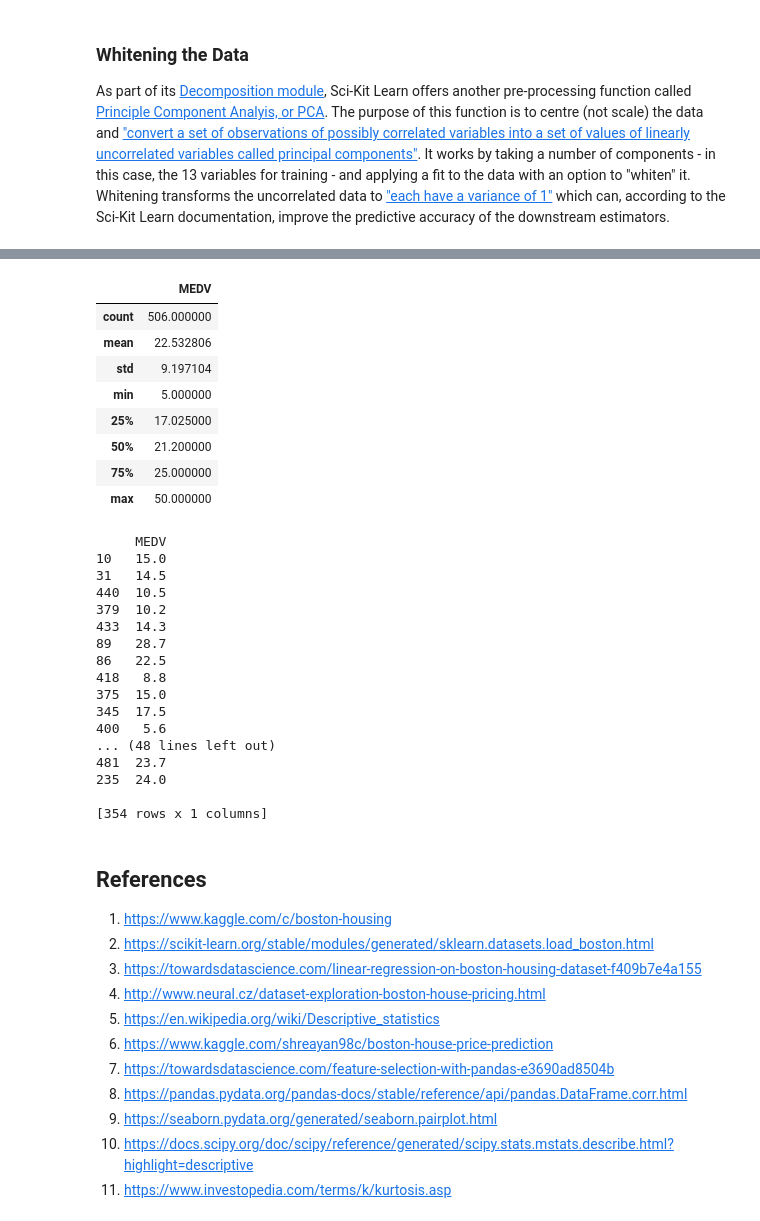
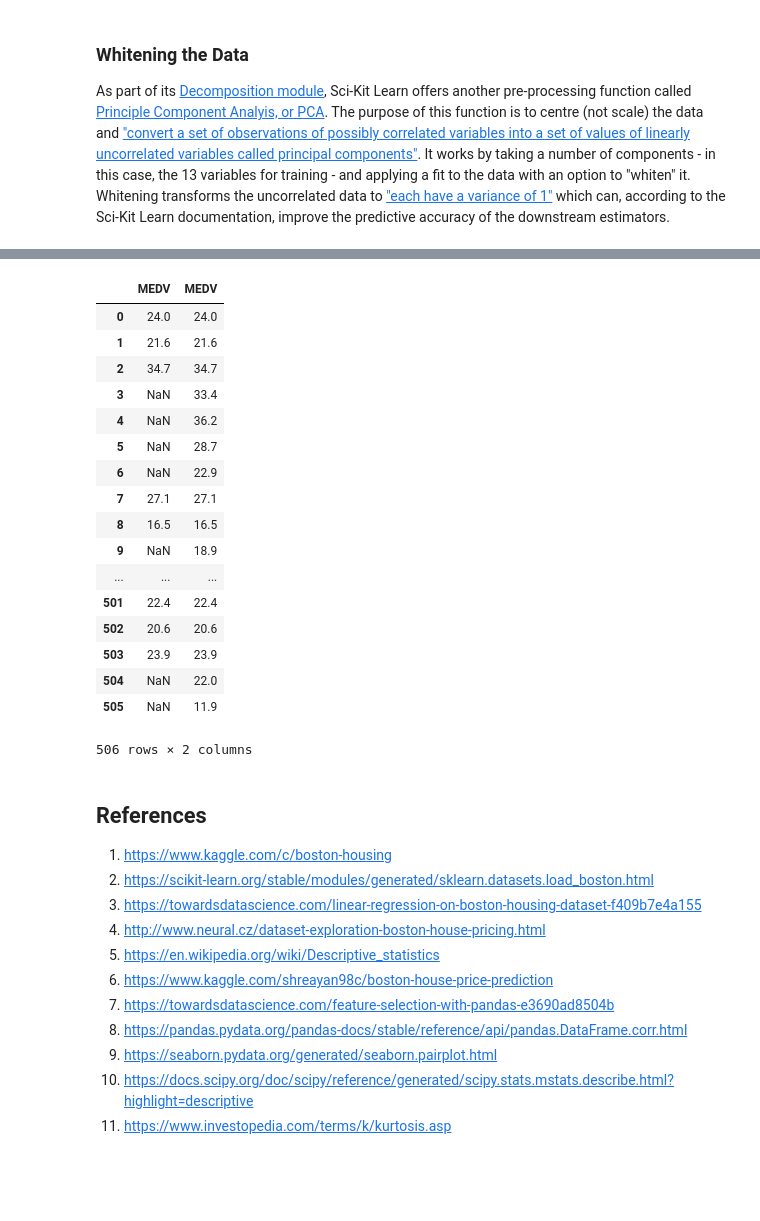
Before and after one commit to AideenByrne/2019MachineLearningProject, a Jupyter notebook: 2019project.ipynb, the cells around one changed output, grey strips where cells are left out. Drawn from its saved outputs; the diff is of its cells as text; code cells hidden in the pictures; blank space fills up the shorter version.

Commit message:
Predictions

```diff
--- a/2019project.ipynb
+++ b/2019project.ipynb
@@ -462,36 +491,26 @@ predictions.head()
-# %%
-pd.DataFrame(df1['MEDV'].describe())
-# %% [output]
-|  | MEDV |
-| count | 506.000000 |
-| mean | 22.532806 |
-| std | 9.197104 |
-| min | 5.000000 |
-| 25% | 17.025000 |
-| 50% | 21.200000 |
-| 75% | 25.000000 |
-| max | 50.000000 |
-# %%
-y_train.sort_index()
-print(pd.DataFrame(y_train))
-# %% [output]
-     MEDV
-10   15.0
-31   14.5
-440  10.5
-379  10.2
-433  14.3
-89   28.7
-86   22.5
-418   8.8
-375  15.0
-345  17.5
-400   5.6
-... (48 lines left out)
-481  23.7
-235  24.0
-
-[354 rows x 1 columns]
+# %%
+results = pd.concat([predictions, y], axis=1)
+results.rename(columns={"MEDV": "PRED"})
+results
+# %% [output]
+|  | MEDV | MEDV |
+| 0 | 24.0 | 24.0 |
+| 1 | 21.6 | 21.6 |
+| 2 | 34.7 | 34.7 |
+| 3 | NaN | 33.4 |
+| 4 | NaN | 36.2 |
+| 5 | NaN | 28.7 |
+| 6 | NaN | 22.9 |
+| 7 | 27.1 | 27.1 |
+| 8 | 16.5 | 16.5 |
+| 9 | NaN | 18.9 |
+| ... | ... | ... |
+| 501 | 22.4 | 22.4 |
+| 502 | 20.6 | 20.6 |
+| 503 | 23.9 | 23.9 |
+| 504 | NaN | 22.0 |
+| 505 | NaN | 11.9 |
+506 rows × 2 columns
 # %% [markdown]
 ## References
 
```
Also changed, not shown: parts of 30 cells of this notebook.
